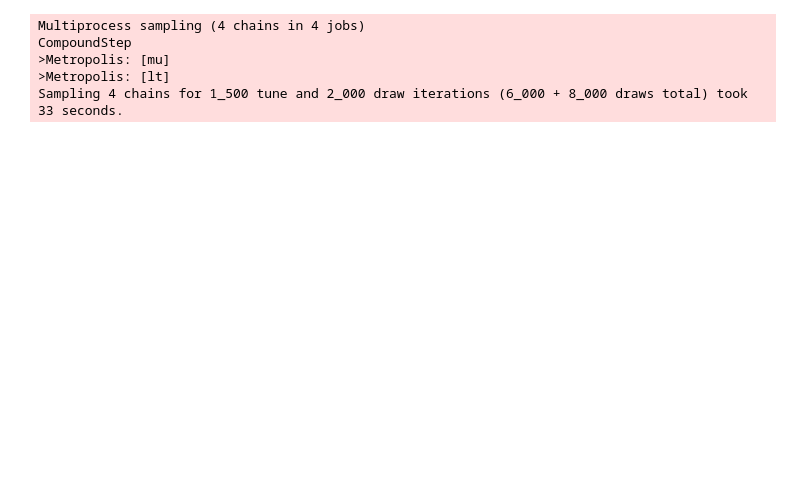
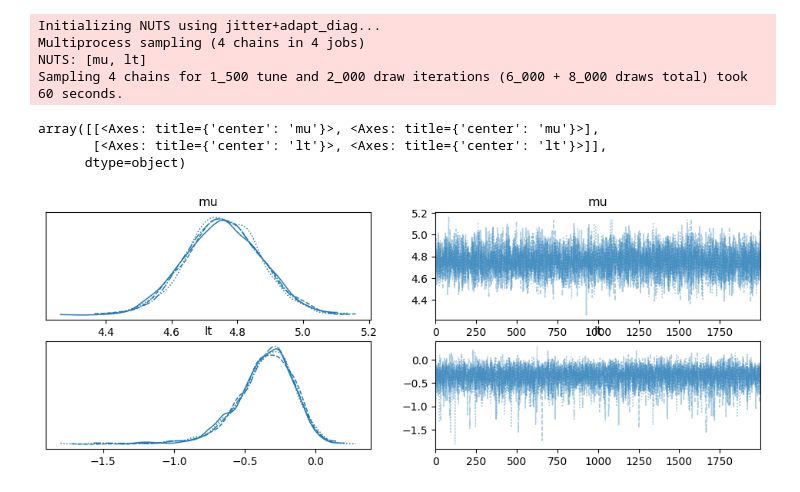
Before and after one commit to aidanbehmer/CL_HBI, a Jupyter notebook: concentration_recycle_plot.ipynb, the cells around one changed output. Saved outputs shown, nothing was run; the diff lists cells and outputs as text; code cells hidden in the pictures; blank space fills up the shorter version.

```diff
--- a/concentration_recycle_plot.ipynb
+++ b/concentration_recycle_plot.ipynb
@@ -100,45 +103,38 @@ class NFWProfile:
 # %%
-c_samples=np.loadtxt('concentration_cluster_samples.csv')
-
 with pm.Model() as hyper_model_c:
-
     mu = pm.Flat("mu")
     lt = pm.Uniform("lt", -10, np.log(3))
-
     tau = pt.exp(lt)
-
     total = 0
-
     c_samples_pt = pt.as_tensor_variable(c_samples)
-
     pop_density = pt.exp(
         -0.5 * ((c_samples_pt - mu) / tau) ** 2
     ) / tau
     #with a non flat prior will have to divide this by the prior density to get the correct likelihood contribution
     mc_integral = pt.mean(pop_density, axis=1)
-
     total = pt.sum(pt.log(mc_integral + 1e-300))
-
     pm.Potential("lp", total + lt)
-
-
     hyper_trace = pm.sample(
         draws=2000,
         tune=1500,
         chains=4,
-        step=pm.Metropolis(),
+        #step=pm.Metropolis(),
         progressbar=False,
     )
 mu_hat_c = hyper_trace.posterior["mu"].values.reshape(-1)
 tau_hat_c = np.exp(
     hyper_trace.posterior["lt"].values.reshape(-1)
 )
+az.plot_trace(hyper_trace)
 # %% [output]
+Initializing NUTS using jitter+adapt_diag...
 Multiprocess sampling (4 chains in 4 jobs)
-CompoundStep
->Metropolis: [mu]
->Metropolis: [lt]
-Sampling 4 chains for 1_500 tune and 2_000 draw iterations (6_000 + 8_000 draws total) took 33 seconds.
+NUTS: [mu, lt]
+Sampling 4 chains for 1_500 tune and 2_000 draw iterations (6_000 + 8_000 draws total) took 60 seconds.
+array([[<Axes: title={'center': 'mu'}>, <Axes: title={'center': 'mu'}>],
+       [<Axes: title={'center': 'lt'}>, <Axes: title={'center': 'lt'}>]],
+      dtype=object)
+[figure, added]
 # %%
 xx = np.linspace(mu_cc_true - 4*tau_cc_true, mu_cc_true + 4*tau_cc_true, 200)
 gauss = lambda x, m, s: np.exp(-0.5*((x-m)/s)**2) / (s*np.sqrt(2*np.pi))
```
Also changed, not shown: parts of 5 cells of this notebook, 8 other files.
